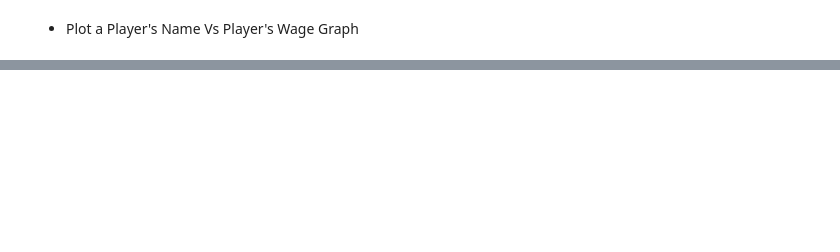
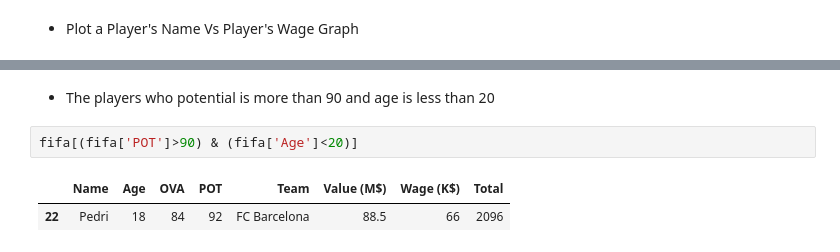
Before and after one commit to Naveen-Karanamu/FIFA-Data-Analysis, a Jupyter notebook: main.ipynb, the cells around one changed output, grey strips where cells are left out. Drawn from its saved outputs; the diff is of its cells as text; blank space fills up the shorter version.

```diff
--- a/main.ipynb
+++ b/main.ipynb
@@ -366,0 +390,7 @@ plt.bar(x,y)
+# %% [markdown]
+* The players who potential is more than 90 and age is less than 20
+# %%
+fifa[(fifa['POT']>90) & (fifa['Age']<20)]
+# %% [output]
+|  | Name | Age | OVA | POT | Team | Value (M$) | Wage (K$) | Total |
+| 22 | Pedri | 18 | 84 | 92 | FC Barcelona | 88.5 | 66 | 2096 |
```
Also changed, not shown: parts of 23 cells of this notebook.
